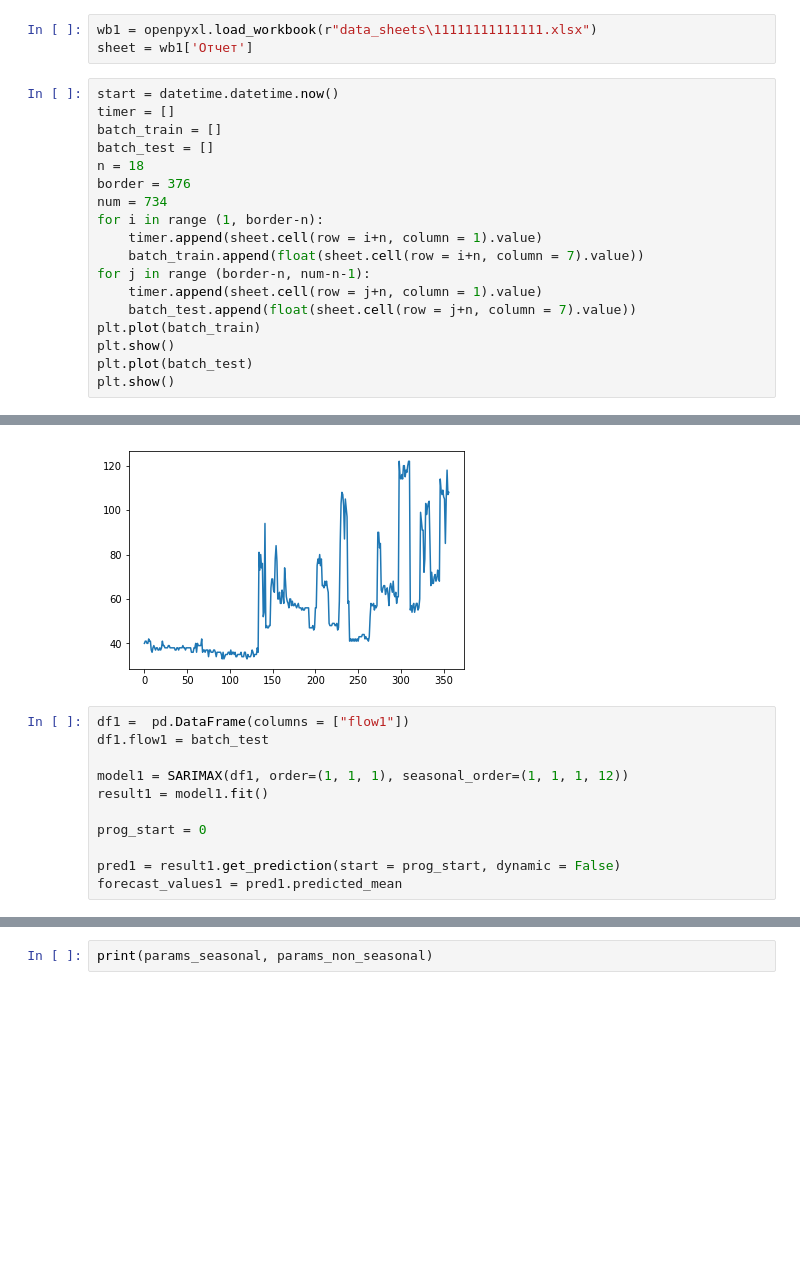
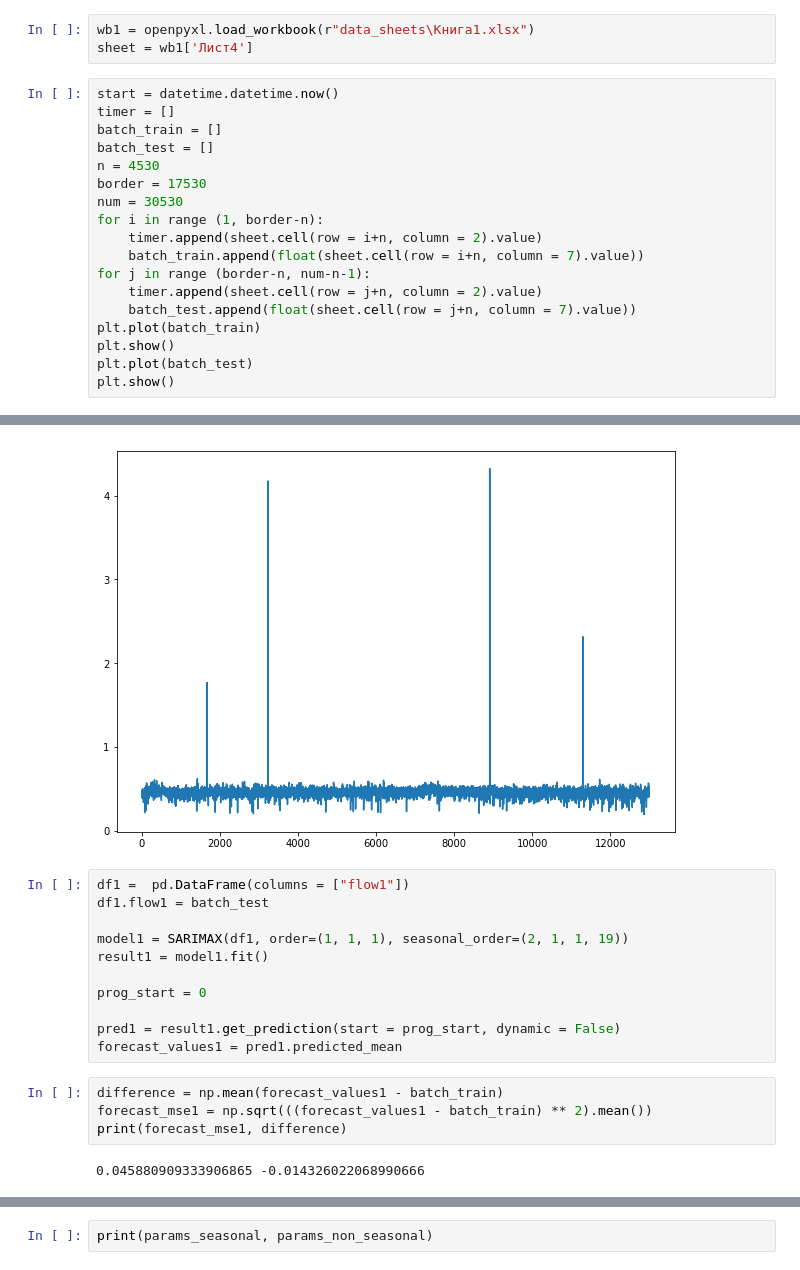
Before and after one commit to A101110/models, a Jupyter notebook: Pred_for_single_value.ipynb, the cells around one changed output, grey strips where cells are left out. Saved outputs shown, nothing was run; the diff lists cells and outputs as text; blank space fills up the shorter version.

Commit message:
SARIMAX prediction for single value - with another dataset

```diff
--- a/Pred_for_single_value.ipynb
+++ b/Pred_for_single_value.ipynb
@@ -24,19 +27,19 @@ from statsmodels.graphics.tsaplots import plot_acf, plot_pacf
 # %%
-wb1 = openpyxl.load_workbook(r"data_sheets\11111111111111.xlsx")
-sheet = wb1['Отчет']
+wb1 = openpyxl.load_workbook(r"data_sheets\Книга1.xlsx")
+sheet = wb1['Лист4']
 # %%
 start = datetime.datetime.now()
 timer = []
 batch_train = []
 batch_test = []
-n = 18
-border = 376
-num = 734
+n = 4530
+border = 17530
+num = 30530
 for i in range (1, border-n):
-    timer.append(sheet.cell(row = i+n, column = 1).value)
+    timer.append(sheet.cell(row = i+n, column = 2).value)
     batch_train.append(float(sheet.cell(row = i+n, column = 7).value))
 for j in range (border-n, num-n-1):
-    timer.append(sheet.cell(row = j+n, column = 1).value)
+    timer.append(sheet.cell(row = j+n, column = 2).value)
     batch_test.append(float(sheet.cell(row = j+n, column = 7).value))
 plt.plot(batch_train)
 plt.show()
@@ -47,15 +50,21 @@ plt.show()
-[figure, old version]
+[figure, new version]
 # %%
 df1 =  pd.DataFrame(columns = ["flow1"])
 df1.flow1 = batch_test
 
-model1 = SARIMAX(df1, order=(1, 1, 1), seasonal_order=(1, 1, 1, 12))
+model1 = SARIMAX(df1, order=(1, 1, 1), seasonal_order=(2, 1, 1, 19))
 result1 = model1.fit()
 
 prog_start = 0
 
 pred1 = result1.get_prediction(start = prog_start, dynamic = False)
 forecast_values1 = pred1.predicted_mean
+# %%
+difference = np.mean(forecast_values1 - batch_train)
+forecast_mse1 = np.sqrt(((forecast_values1 - batch_train) ** 2).mean())
+print(forecast_mse1, difference)
+# %% [output]
+0.045880909333906865 -0.014326022068990666
 # %%
 #forecast_mse1 = ((forecast_values1 - batch_test) ** 2).mean()
 
```
Also changed, not shown: parts of 6 cells of this notebook.
